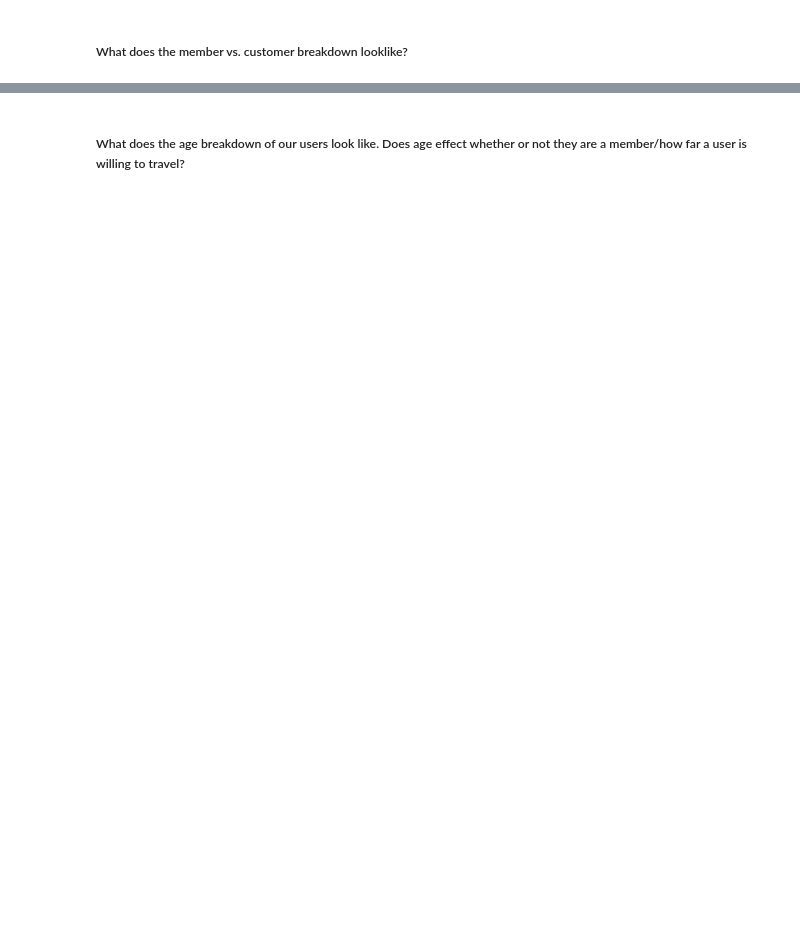
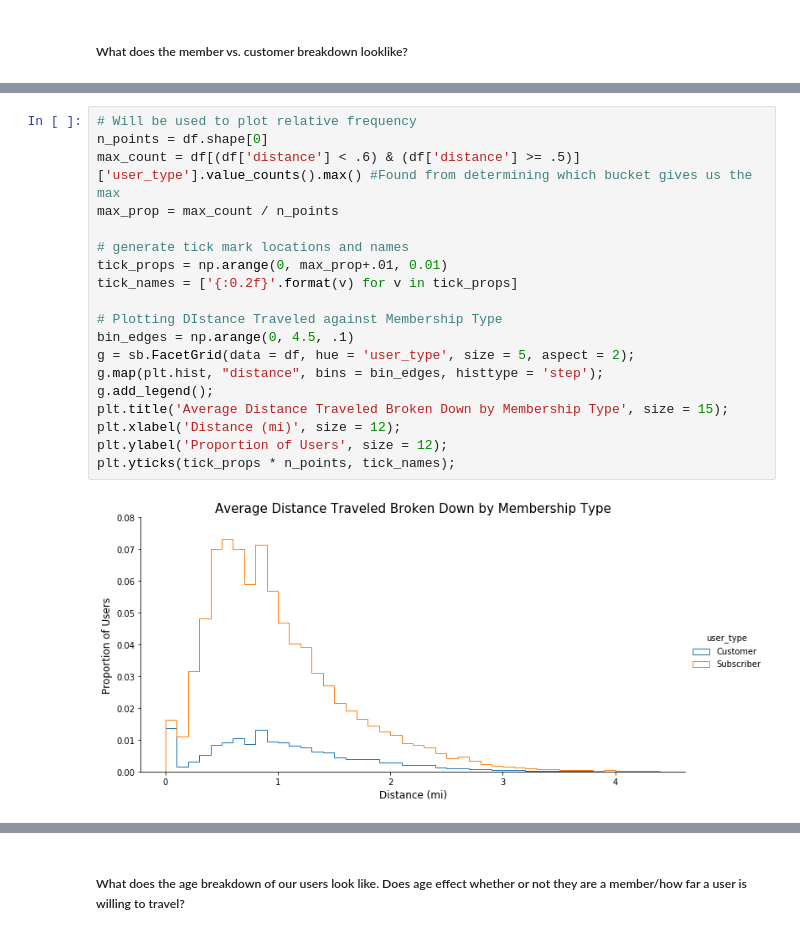
Before and after one commit to vikramtharakan/Ford_GoBike_DataAnalysis, a Jupyter notebook: Explore a Dataset.ipynb, the cells around one changed output, grey strips where cells are left out. Cells and saved outputs as stored; diff of their text form; blank space fills up the shorter version.

```diff
--- a/Explore a Dataset.ipynb
+++ b/Explore a Dataset.ipynb
@@ -665,0 +720,21 @@ Not much to see here either
+# %%
+# Will be used to plot relative frequency
+n_points = df.shape[0]
+max_count = df[(df['distance'] < .6) & (df['distance'] >= .5)]['user_type'].value_counts().max() #Found from determining which bucket gives us the max
+max_prop = max_count / n_points
+
+# generate tick mark locations and names
+tick_props = np.arange(0, max_prop+.01, 0.01)
+tick_names = ['{:0.2f}'.format(v) for v in tick_props]
+
+# Plotting DIstance Traveled against Membership Type
+bin_edges = np.arange(0, 4.5, .1)
+g = sb.FacetGrid(data = df, hue = 'user_type', size = 5, aspect = 2);
+g.map(plt.hist, "distance", bins = bin_edges, histtype = 'step');
+g.add_legend();
+plt.title('Average Distance Traveled Broken Down by Membership Type', size = 15);
+plt.xlabel('Distance (mi)', size = 12);
+plt.ylabel('Proportion of Users', size = 12);
+plt.yticks(tick_props * n_points, tick_names);
+# %% [output]
+[figure, added]
```
Also changed, not shown: parts of 17 cells of this notebook.
